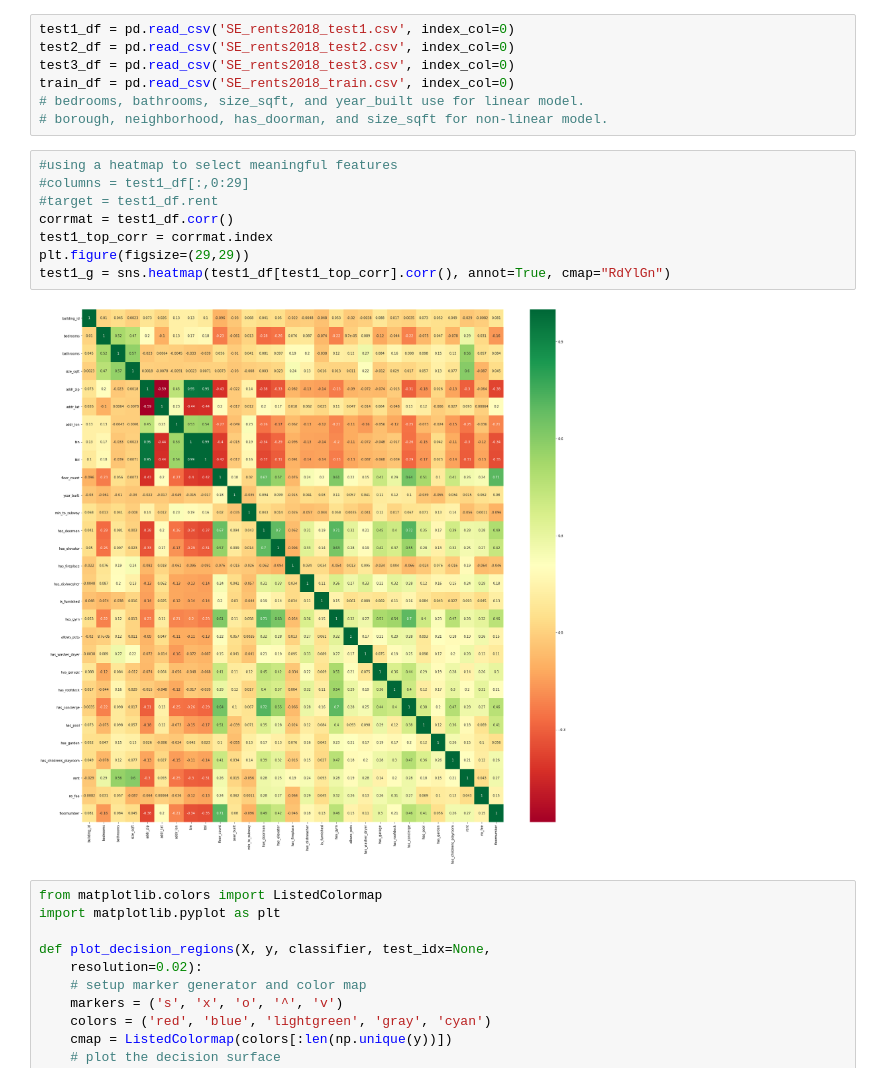
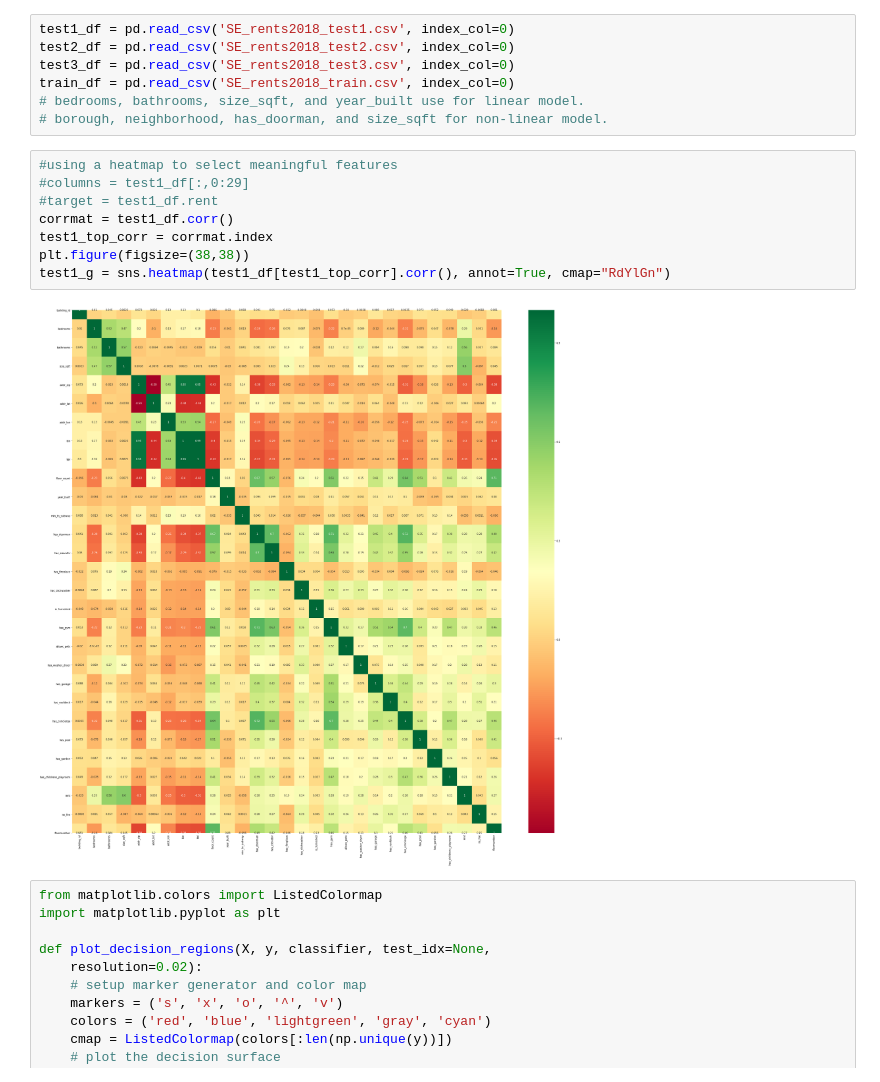
Before and after one commit to simplisticmartin/Godzillow, a Jupyter notebook: main.ipynb, the cells around one changed output. Cells and saved outputs as stored; diff of their text form.

```diff
--- a/main.ipynb
+++ b/main.ipynb
@@ -15,13 +15,13 @@ train_df = pd.read_csv('SE_rents2018_train.csv', index_col=0)
 # %%
 #using a heatmap to select meaningful features
 #columns = test1_df[:,0:29]
 #target = test1_df.rent
 corrmat = test1_df.corr()
 test1_top_corr = corrmat.index
-plt.figure(figsize=(29,29))
+plt.figure(figsize=(38,38))
 test1_g = sns.heatmap(test1_df[test1_top_corr].corr(), annot=True, cmap="RdYlGn")
 # %% [output]
-[figure, old version]
+[figure, new version]
 # %%
 from matplotlib.colors import ListedColormap
 import matplotlib.pyplot as plt
```
Also changed, not shown: parts of 3 cells of this notebook.
